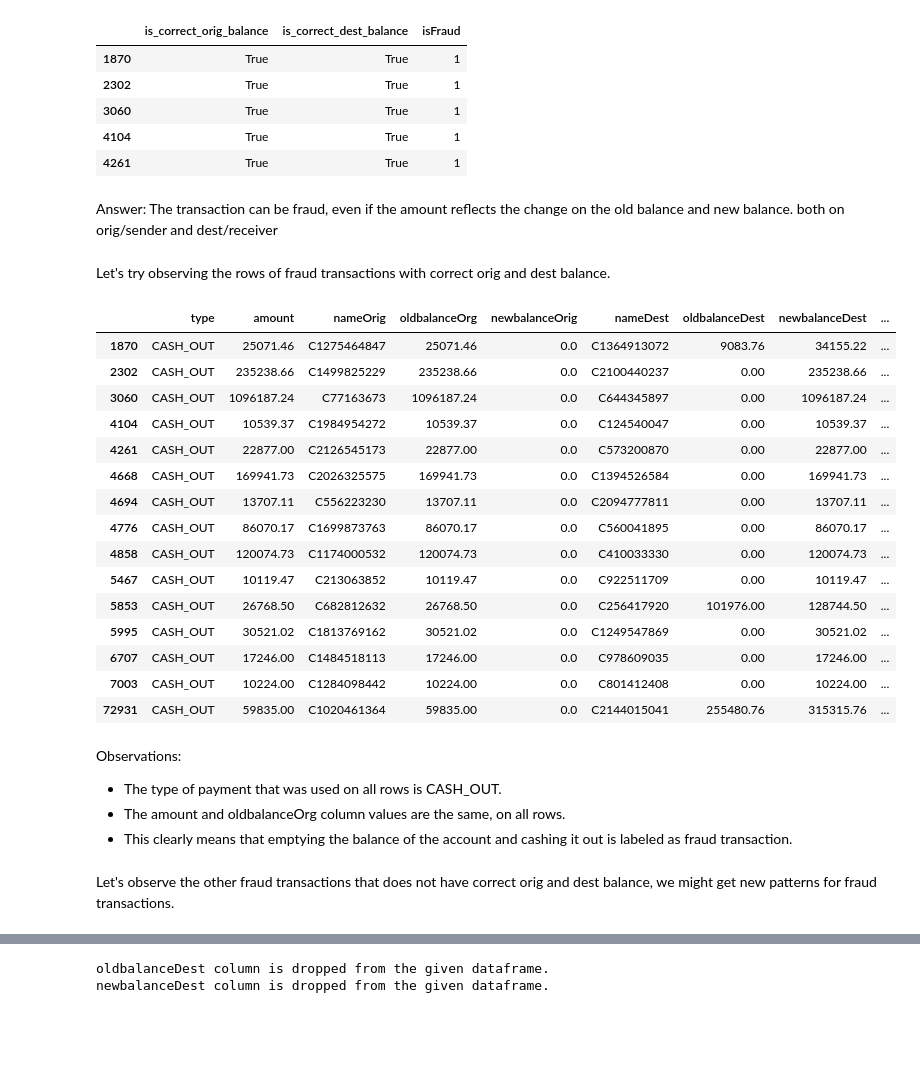
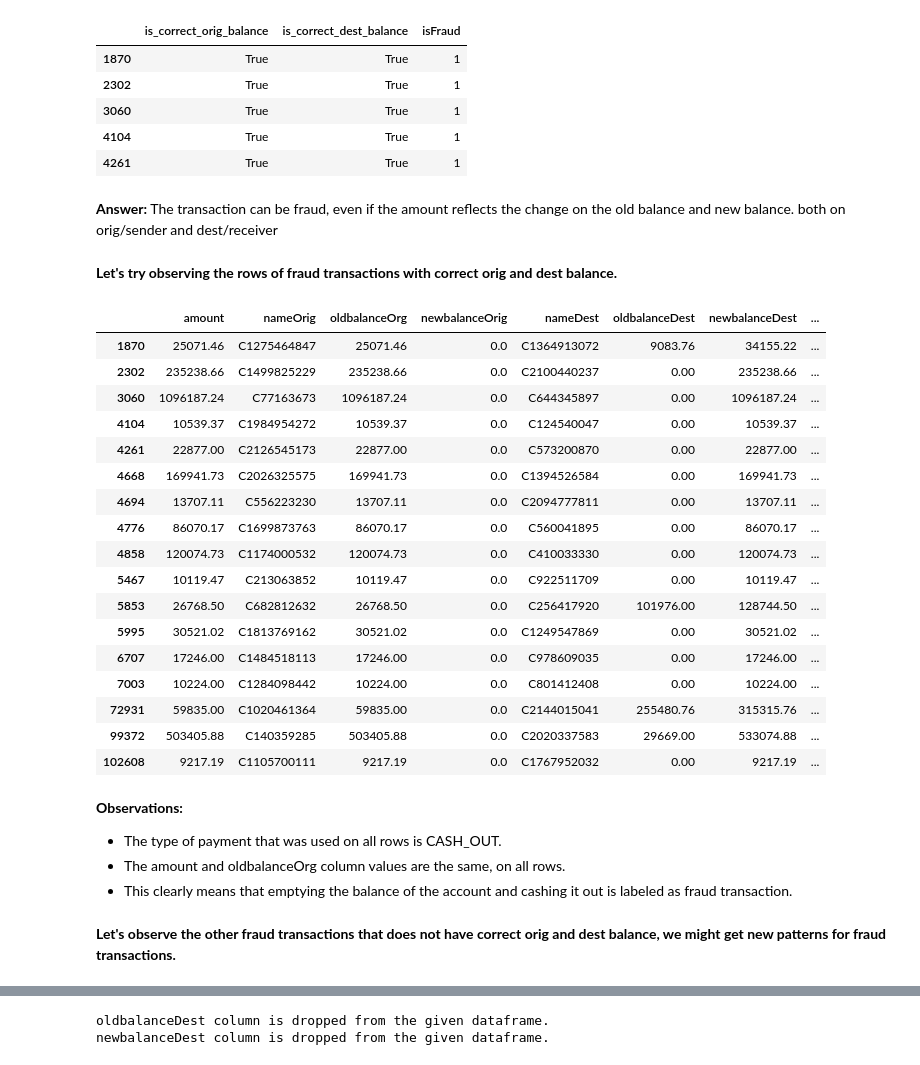
Before and after one commit to jvgcalites/jupyter-notebooks, a Jupyter notebook: transaction_fraud/transaction_fraud_detection.ipynb, the cells around one changed output, grey strips where cells are left out. Cells and saved outputs as stored; diff of their text form; code cells hidden in the pictures; blank space fills up the shorter version.

```diff
--- a/transaction_fraud/transaction_fraud_detection.ipynb
+++ b/transaction_fraud/transaction_fraud_detection.ipynb
@@ -71,5 +77,6 @@ from sklearn.preprocessing import MinMaxScaler, StandardScaler
 # %%
-df = pd.read_csv('PS_20174392719_1491204439457_log.csv', nrows=90_000)
-df
+df = pd.read_csv('PS_20174392719_1491204439457_log.csv', nrows=108_700)
+orig_df = df.copy()
+df[df.type =="PAYMENT"]
 # %% [output]
 |  | step | type | amount | nameOrig | oldbalanceOrg | newbalanceOrig | nameDest | oldbalanceDest | ... |
@@ -197,0 +237,8 @@ This column needs to undergo one-hot-encoding for us to be able to use it as a f
+# %%
+if 'type' in df.columns:
+    type_df = pd.get_dummies(df.type, prefix='type')
+
+    if ~type_df.columns.isin(df.columns).any():
+        features_df = df.drop('isFraud', axis=1)
+        df = pd.concat([features_df, type_df.type_CASH_OUT, type_df.type_TRANSFER, df.isFraud], axis=1)
+df
@@ -311,36 +382,39 @@ correct_balance_fraud.head(5)
 | 4104 | True | True | 1 |
 | 4261 | True | True | 1 |
 # %% [markdown]
-Answer: The transaction can be fraud, even if the amount reflects the change on the old balance and new balance. both on orig/sender and dest/receiver
+**Answer:** The transaction can be fraud, even if the amount reflects the change on the old balance and new balance. both on orig/sender and dest/receiver
 # %% [markdown]
-Let's try observing the rows of fraud transactions with correct orig and dest balance.
+**Let's try observing the rows of fraud transactions with correct orig and dest balance.**
 # %%
 index_list = correct_balance_fraud.index.tolist()
-df.iloc[index_list]
+correct_balance_fraud_df = df.iloc[index_list]
+correct_balance_fraud_df
 # %% [output]
-|  | type | amount | nameOrig | oldbalanceOrg | newbalanceOrig | nameDest | oldbalanceDest | newbalanceDest | ... |
-| 1870 | CASH_OUT | 25071.46 | C1275464847 | 25071.46 | 0.0 | C1364913072 | 9083.76 | 34155.22 | ... |
-| 2302 | CASH_OUT | 235238.66 | C1499825229 | 235238.66 | 0.0 | C2100440237 | 0.00 | 235238.66 | ... |
-| 3060 | CASH_OUT | 1096187.24 | C77163673 | 1096187.24 | 0.0 | C644345897 | 0.00 | 1096187.24 | ... |
-| 4104 | CASH_OUT | 10539.37 | C1984954272 | 10539.37 | 0.0 | C124540047 | 0.00 | 10539.37 | ... |
-| 4261 | CASH_OUT | 22877.00 | C2126545173 | 22877.00 | 0.0 | C573200870 | 0.00 | 22877.00 | ... |
-| 4668 | CASH_OUT | 169941.73 | C2026325575 | 169941.73 | 0.0 | C1394526584 | 0.00 | 169941.73 | ... |
-| 4694 | CASH_OUT | 13707.11 | C556223230 | 13707.11 | 0.0 | C2094777811 | 0.00 | 13707.11 | ... |
-| 4776 | CASH_OUT | 86070.17 | C1699873763 | 86070.17 | 0.0 | C560041895 | 0.00 | 86070.17 | ... |
-| 4858 | CASH_OUT | 120074.73 | C1174000532 | 120074.73 | 0.0 | C410033330 | 0.00 | 120074.73 | ... |
-| 5467 | CASH_OUT | 10119.47 | C213063852 | 10119.47 | 0.0 | C922511709 | 0.00 | 10119.47 | ... |
-| 5853 | CASH_OUT | 26768.50 | C682812632 | 26768.50 | 0.0 | C256417920 | 101976.00 | 128744.50 | ... |
-| 5995 | CASH_OUT | 30521.02 | C1813769162 | 30521.02 | 0.0 | C1249547869 | 0.00 | 30521.02 | ... |
-| 6707 | CASH_OUT | 17246.00 | C1484518113 | 17246.00 | 0.0 | C978609035 | 0.00 | 17246.00 | ... |
-| 7003 | CASH_OUT | 10224.00 | C1284098442 | 10224.00 | 0.0 | C801412408 | 0.00 | 10224.00 | ... |
-| 72931 | CASH_OUT | 59835.00 | C1020461364 | 59835.00 | 0.0 | C2144015041 | 255480.76 | 315315.76 | ... |
+|  | amount | nameOrig | oldbalanceOrg | newbalanceOrig | nameDest | oldbalanceDest | newbalanceDest | ... |
+| 1870 | 25071.46 | C1275464847 | 25071.46 | 0.0 | C1364913072 | 9083.76 | 34155.22 | ... |
+| 2302 | 235238.66 | C1499825229 | 235238.66 | 0.0 | C2100440237 | 0.00 | 235238.66 | ... |
+| 3060 | 1096187.24 | C77163673 | 1096187.24 | 0.0 | C644345897 | 0.00 | 1096187.24 | ... |
+| 4104 | 10539.37 | C1984954272 | 10539.37 | 0.0 | C124540047 | 0.00 | 10539.37 | ... |
+| 4261 | 22877.00 | C2126545173 | 22877.00 | 0.0 | C573200870 | 0.00 | 22877.00 | ... |
+| 4668 | 169941.73 | C2026325575 | 169941.73 | 0.0 | C1394526584 | 0.00 | 169941.73 | ... |
+| 4694 | 13707.11 | C556223230 | 13707.11 | 0.0 | C2094777811 | 0.00 | 13707.11 | ... |
+| 4776 | 86070.17 | C1699873763 | 86070.17 | 0.0 | C560041895 | 0.00 | 86070.17 | ... |
+| 4858 | 120074.73 | C1174000532 | 120074.73 | 0.0 | C410033330 | 0.00 | 120074.73 | ... |
+| 5467 | 10119.47 | C213063852 | 10119.47 | 0.0 | C922511709 | 0.00 | 10119.47 | ... |
+| 5853 | 26768.50 | C682812632 | 26768.50 | 0.0 | C256417920 | 101976.00 | 128744.50 | ... |
+| 5995 | 30521.02 | C1813769162 | 30521.02 | 0.0 | C1249547869 | 0.00 | 30521.02 | ... |
+| 6707 | 17246.00 | C1484518113 | 17246.00 | 0.0 | C978609035 | 0.00 | 17246.00 | ... |
+| 7003 | 10224.00 | C1284098442 | 10224.00 | 0.0 | C801412408 | 0.00 | 10224.00 | ... |
+| 72931 | 59835.00 | C1020461364 | 59835.00 | 0.0 | C2144015041 | 255480.76 | 315315.76 | ... |
+| 99372 | 503405.88 | C140359285 | 503405.88 | 0.0 | C2020337583 | 29669.00 | 533074.88 | ... |
+| 102608 | 9217.19 | C1105700111 | 9217.19 | 0.0 | C1767952032 | 0.00 | 9217.19 | ... |
 # %% [markdown]
-Observations:
+**Observations:**
 
 - The type of payment that was used on all rows is CASH_OUT.
 - The amount and oldbalanceOrg column values are the same, on all rows.
 - This clearly means that emptying the balance of the account and cashing it out is labeled as fraud transaction.
 # %% [markdown]
-Let's observe the other fraud transactions that does not have correct orig and dest balance, we might get new patterns for fraud transactions.
+**Let's observe the other fraud transactions that does not have correct orig and dest balance, we might get new patterns for fraud transactions.**
 # %%
 incorrect_balance_fraud = isFraud_df.drop(index_list, axis=0).sort_values(by='amount', ascending=True)
```
Also changed, not shown: parts of 118 cells of this notebook.
